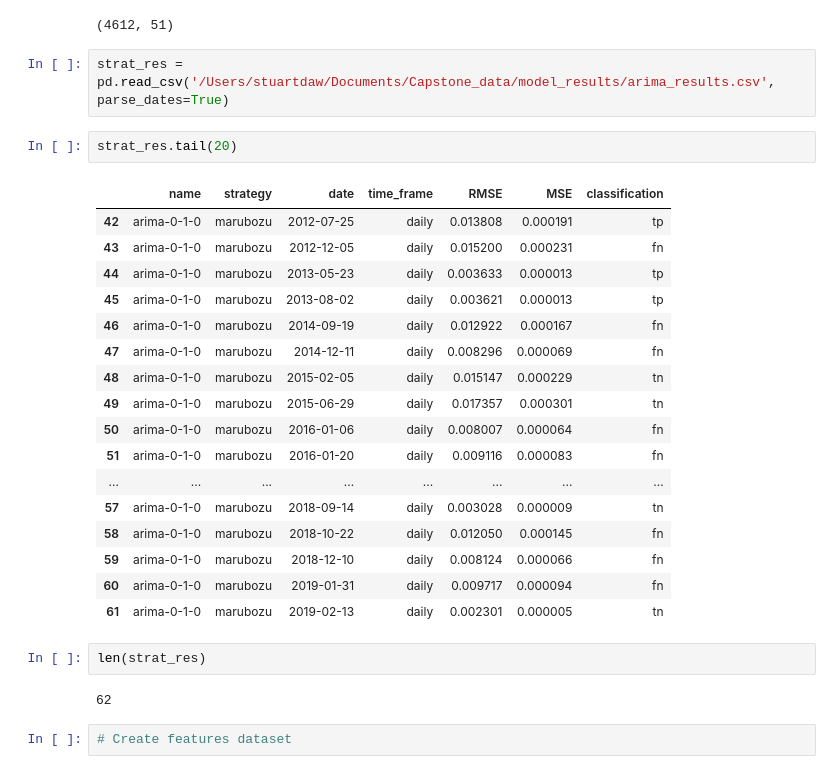
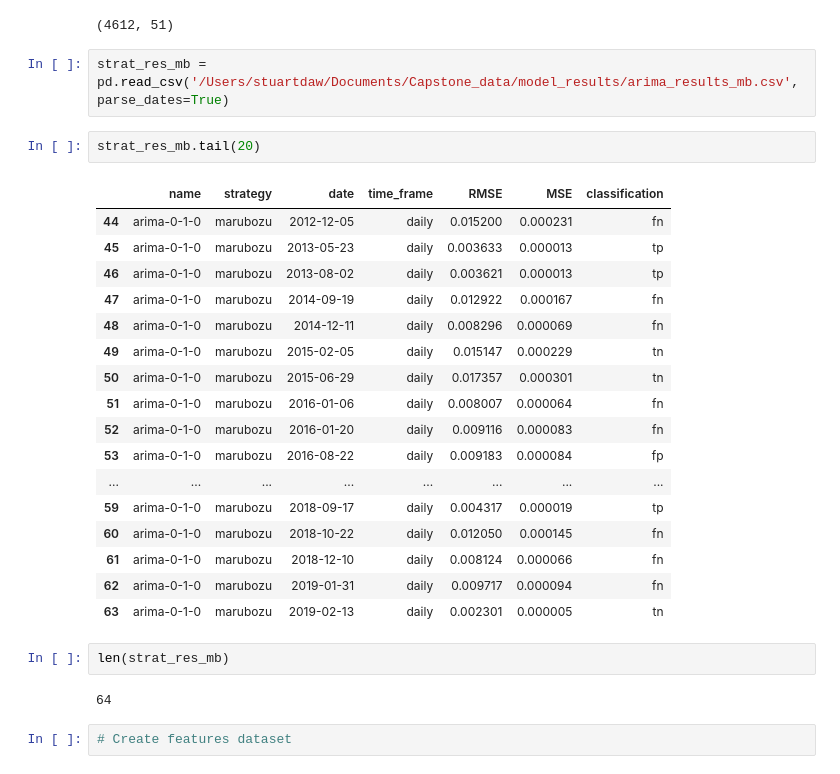
Before and after one commit to stuartdaw/Capstone_Forex, a Jupyter notebook: 07 Modelling-Multiple linear Regression.ipynb, the cells around one changed output. Cells and saved outputs as stored; diff of their text form.

```diff
--- a/07 Modelling-Multiple linear Regression.ipynb
+++ b/07 Modelling-Multiple linear Regression.ipynb
@@ -108,31 +109,31 @@ daily.shape
 # %% [output]
 (4612, 51)
 # %%
-strat_res = pd.read_csv('/Users/stuartdaw/Documents/Capstone_data/model_results/arima_results.csv', parse_dates=True)
+strat_res_mb = pd.read_csv('/Users/stuartdaw/Documents/Capstone_data/model_results/arima_results_mb.csv', parse_dates=True)
 # %%
-strat_res.tail(20)
+strat_res_mb.tail(20)
 # %% [output]
 |  | name | strategy | date | time_frame | RMSE | MSE | classification |
-| 42 | arima-0-1-0 | marubozu | 2012-07-25 | daily | 0.013808 | 0.000191 | tp |
-| 43 | arima-0-1-0 | marubozu | 2012-12-05 | daily | 0.015200 | 0.000231 | fn |
-| 44 | arima-0-1-0 | marubozu | 2013-05-23 | daily | 0.003633 | 0.000013 | tp |
-| 45 | arima-0-1-0 | marubozu | 2013-08-02 | daily | 0.003621 | 0.000013 | tp |
-| 46 | arima-0-1-0 | marubozu | 2014-09-19 | daily | 0.012922 | 0.000167 | fn |
-| 47 | arima-0-1-0 | marubozu | 2014-12-11 | daily | 0.008296 | 0.000069 | fn |
-| 48 | arima-0-1-0 | marubozu | 2015-02-05 | daily | 0.015147 | 0.000229 | tn |
-| 49 | arima-0-1-0 | marubozu | 2015-06-29 | daily | 0.017357 | 0.000301 | tn |
-| 50 | arima-0-1-0 | marubozu | 2016-01-06 | daily | 0.008007 | 0.000064 | fn |
-| 51 | arima-0-1-0 | marubozu | 2016-01-20 | daily | 0.009116 | 0.000083 | fn |
+| 44 | arima-0-1-0 | marubozu | 2012-12-05 | daily | 0.015200 | 0.000231 | fn |
+| 45 | arima-0-1-0 | marubozu | 2013-05-23 | daily | 0.003633 | 0.000013 | tp |
+| 46 | arima-0-1-0 | marubozu | 2013-08-02 | daily | 0.003621 | 0.000013 | tp |
+| 47 | arima-0-1-0 | marubozu | 2014-09-19 | daily | 0.012922 | 0.000167 | fn |
+| 48 | arima-0-1-0 | marubozu | 2014-12-11 | daily | 0.008296 | 0.000069 | fn |
+| 49 | arima-0-1-0 | marubozu | 2015-02-05 | daily | 0.015147 | 0.000229 | tn |
+| 50 | arima-0-1-0 | marubozu | 2015-06-29 | daily | 0.017357 | 0.000301 | tn |
+| 51 | arima-0-1-0 | marubozu | 2016-01-06 | daily | 0.008007 | 0.000064 | fn |
+| 52 | arima-0-1-0 | marubozu | 2016-01-20 | daily | 0.009116 | 0.000083 | fn |
+| 53 | arima-0-1-0 | marubozu | 2016-08-22 | daily | 0.009183 | 0.000084 | fp |
 | ... | ... | ... | ... | ... | ... | ... | ... |
-| 57 | arima-0-1-0 | marubozu | 2018-09-14 | daily | 0.003028 | 0.000009 | tn |
-| 58 | arima-0-1-0 | marubozu | 2018-10-22 | daily | 0.012050 | 0.000145 | fn |
-| 59 | arima-0-1-0 | marubozu | 2018-12-10 | daily | 0.008124 | 0.000066 | fn |
-| 60 | arima-0-1-0 | marubozu | 2019-01-31 | daily | 0.009717 | 0.000094 | fn |
-| 61 | arima-0-1-0 | marubozu | 2019-02-13 | daily | 0.002301 | 0.000005 | tn |
+| 59 | arima-0-1-0 | marubozu | 2018-09-17 | daily | 0.004317 | 0.000019 | tp |
+| 60 | arima-0-1-0 | marubozu | 2018-10-22 | daily | 0.012050 | 0.000145 | fn |
+| 61 | arima-0-1-0 | marubozu | 2018-12-10 | daily | 0.008124 | 0.000066 | fn |
+| 62 | arima-0-1-0 | marubozu | 2019-01-31 | daily | 0.009717 | 0.000094 | fn |
+| 63 | arima-0-1-0 | marubozu | 2019-02-13 | daily | 0.002301 | 0.000005 | tn |
 # %%
-len(strat_res)
+len(strat_res_mb)
 # %% [output]
-62
+64
 # %%
 # Create features dataset
 # %%
```
Also changed, not shown: parts of 110 cells of this notebook, 3 other files.
